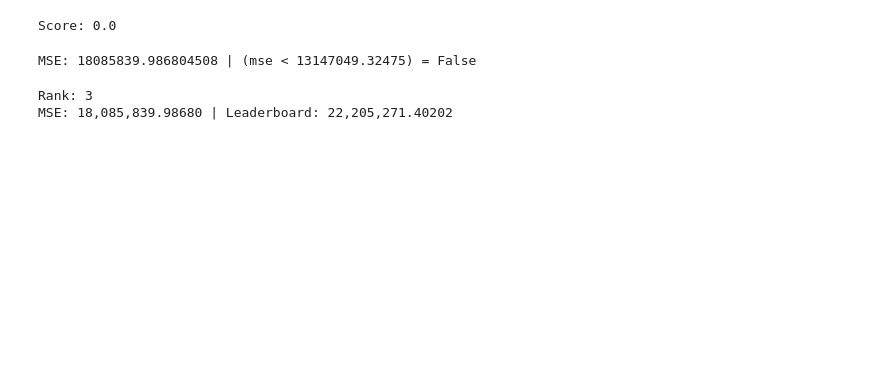
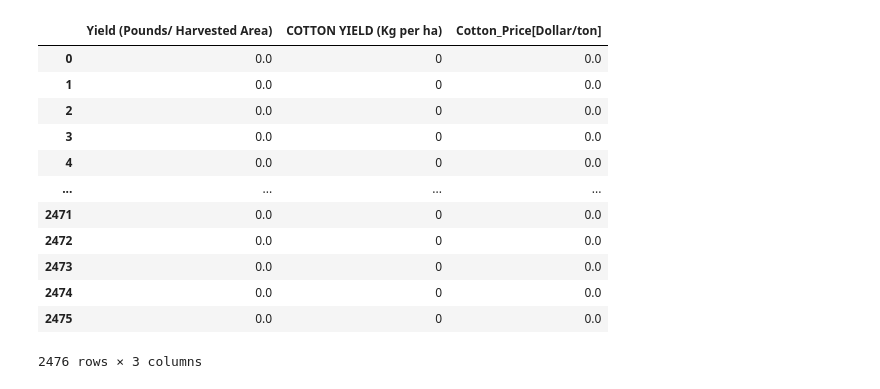
Before and after one commit to Adhiban1/MachineHack-Hackathon, a Jupyter notebook: Hackathon_2/main.ipynb, the cells around one changed output. Drawn from its saved outputs; the diff is of its cells as text; code cells hidden in the pictures; blank space fills up the shorter version.

```diff
--- a/Hackathon_2/main.ipynb
+++ b/Hackathon_2/main.ipynb
@@ -79,24 +24,16 @@ x_test = x_scaler.transform(x_test)
-# %%
-model = LinearRegression()
-model.fit(x_train, y_train)
-score = model.score(x_test, y_test)
-print(f'\nScore: {score}')
-# %% [output]
-Score: 0.0
-# %%
-mse = mean_squared_error(y_test, model.predict(x_test))
-print(f'MSE: {mse} | {(mse < 13147049.32475) = }')
-# %% [output]
-MSE: 18085839.986804508 | (mse < 13147049.32475) = False
-# %%
-# I know this does'nt give correct Rank
-for i, j in enumerate(leaderboard()):
-    if mse < j:
-        print(f'Rank: {i+1}')
-        print(f'MSE: {mse:,.5f} | Leaderboard: {j:,}')
-        break
-else:
-    print('High MSE')
-# %% [output]
-Rank: 3
-MSE: 18,085,839.98680 | Leaderboard: 22,205,271.40202
+# %%
+submission
+# %% [output]
+|  | Yield (Pounds/ Harvested Area) | COTTON YIELD (Kg per ha) | Cotton_Price[Dollar/ton] |
+| 0 | 0.0 | 0 | 0.0 |
+| 1 | 0.0 | 0 | 0.0 |
+| 2 | 0.0 | 0 | 0.0 |
+| 3 | 0.0 | 0 | 0.0 |
+| 4 | 0.0 | 0 | 0.0 |
+| ... | ... | ... | ... |
+| 2471 | 0.0 | 0 | 0.0 |
+| 2472 | 0.0 | 0 | 0.0 |
+| 2473 | 0.0 | 0 | 0.0 |
+| 2474 | 0.0 | 0 | 0.0 |
+| 2475 | 0.0 | 0 | 0.0 |
+2476 rows × 3 columns
```
Also changed, not shown: parts of 13 cells of this notebook, 6 other files.
